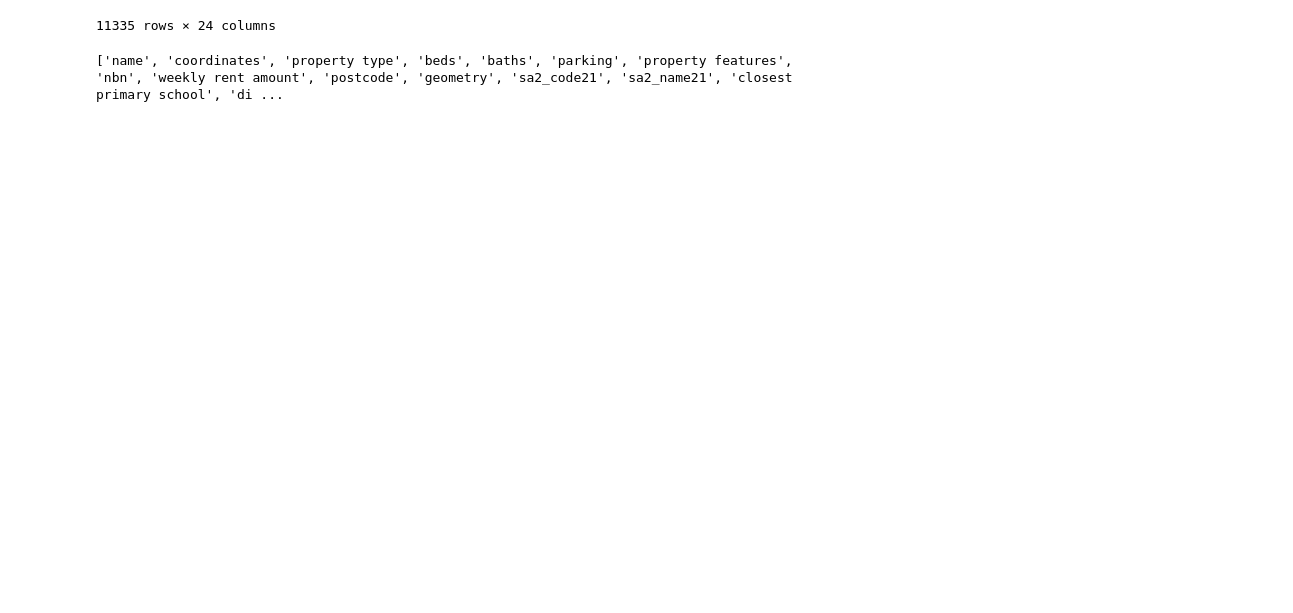
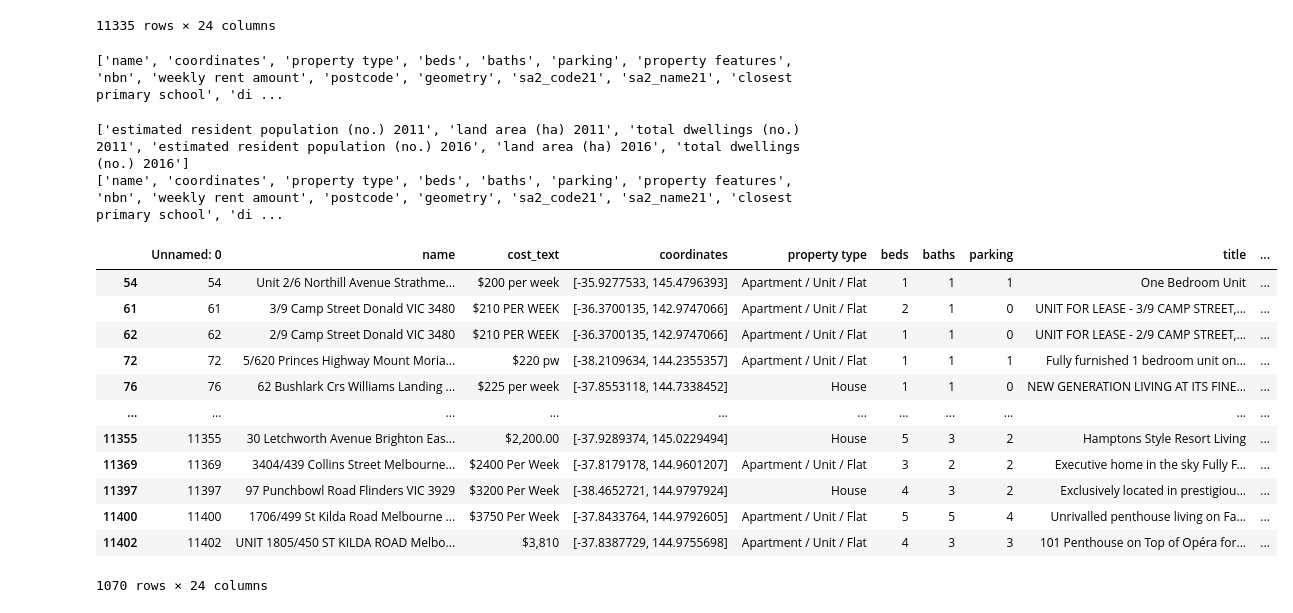
Before and after one commit to stephenmarcou/Real-Estate-Industry-Project, a Jupyter notebook: notebooks/merge_rental_data.ipynb, the cells around one changed output. Saved outputs shown, nothing was run; the diff lists cells and outputs as text; code cells hidden in the pictures; blank space fills up the shorter version.

Commit message:
still cleaning data before linear regression

```diff
--- a/notebooks/merge_rental_data.ipynb
+++ b/notebooks/merge_rental_data.ipynb
@@ -213,3 +213,15 @@ rental_merged = rental_merged.drop(["title", "description", "cost_text", "unname
 print(list(rental_merged.columns))
 # %% [output]
 ['name', 'coordinates', 'property type', 'beds', 'baths', 'parking', 'property features', 'nbn', 'weekly rent amount', 'postcode', 'geometry', 'sa2_code21', 'sa2_name21', 'closest primary school', 'di ...
+# %%
+# remove columns with just 0
+dropped_columns_list = []
+for col_name in rental_merged.columns:
+    if (rental_merged[col_name] == 0).all():
+        dropped_columns_list.append(col_name)
+        rental_merged = rental_merged.drop(col_name, axis=1)
+print(dropped_columns_list)
+print(list(rental_merged.columns))
+# %% [output]
+['estimated resident population (no.) 2011', 'land area (ha) 2011', 'total dwellings (no.) 2011', 'estimated resident population (no.) 2016', 'land area (ha) 2016', 'total dwellings (no.) 2016']
+['name', 'coordinates', 'property type', 'beds', 'baths', 'parking', 'property features', 'nbn', 'weekly rent amount', 'postcode', 'geometry', 'sa2_code21', 'sa2_name21', 'closest primary school', 'di ...
@@ -217,0 +241,18 @@ rental_merged.to_csv("../data/curated/merged_data.csv", index=False)
+# %%
+town = pd.read_csv("../data/curated/rental_data_town_join.csv")
+# %%
+town[town.isna().any(axis=1)]
+# %% [output]
+|  | Unnamed: 0 | name | cost_text | coordinates | property type | beds | baths | parking | title | ... |
+| 54 | 54 | Unit 2/6 Northill Avenue Strathme... | $200 per week | [-35.9277533, 145.4796393] | Apartment / Unit / Flat | 1 | 1 | 1 | One Bedroom Unit | ... |
+| 61 | 61 | 3/9 Camp Street Donald VIC 3480 | $210 PER WEEK | [-36.3700135, 142.9747066] | Apartment / Unit / Flat | 2 | 1 | 0 | UNIT FOR LEASE - 3/9 CAMP STREET,... | ... |
+| 62 | 62 | 2/9 Camp Street Donald VIC 3480 | $210 PER WEEK | [-36.3700135, 142.9747066] | Apartment / Unit / Flat | 1 | 1 | 0 | UNIT FOR LEASE - 2/9 CAMP STREET,... | ... |
+| 72 | 72 | 5/620 Princes Highway Mount Moria... | $220 pw | [-38.2109634, 144.2355357] | Apartment / Unit / Flat | 1 | 1 | 1 | Fully furnished 1 bedroom unit on... | ... |
+| 76 | 76 | 62 Bushlark Crs Williams Landing ... | $225 per week | [-37.8553118, 144.7338452] | House | 1 | 1 | 0 | NEW GENERATION LIVING AT ITS FINE... | ... |
+| ... | ... | ... | ... | ... | ... | ... | ... | ... | ... | ... |
+| 11355 | 11355 | 30 Letchworth Avenue Brighton Eas... | $2,200.00 | [-37.9289374, 145.0229494] | House | 5 | 3 | 2 | Hamptons Style Resort Living | ... |
+| 11369 | 11369 | 3404/439 Collins Street Melbourne... | $2400 Per Week | [-37.8179178, 144.9601207] | Apartment / Unit / Flat | 3 | 2 | 2 | Executive home in the sky Fully F... | ... |
+| 11397 | 11397 | 97 Punchbowl Road Flinders VIC 3929 | $3200 Per Week | [-38.4652721, 144.9797924] | House | 4 | 3 | 2 | Exclusively located in prestigiou... | ... |
+| 11400 | 11400 | 1706/499 St Kilda Road Melbourne ... | $3750 Per Week | [-37.8433764, 144.9792605] | Apartment / Unit / Flat | 5 | 5 | 4 | Unrivalled penthouse living on Fa... | ... |
+| 11402 | 11402 | UNIT 1805/450 ST KILDA ROAD Melbo... | $3,810 | [-37.8387729, 144.9755698] | Apartment / Unit / Flat | 4 | 3 | 3 | 101 Penthouse on Top of Opéra for... | ... |
+1070 rows × 24 columns
```
Also changed, not shown: parts of 2 cells of this notebook, 3 other files.
